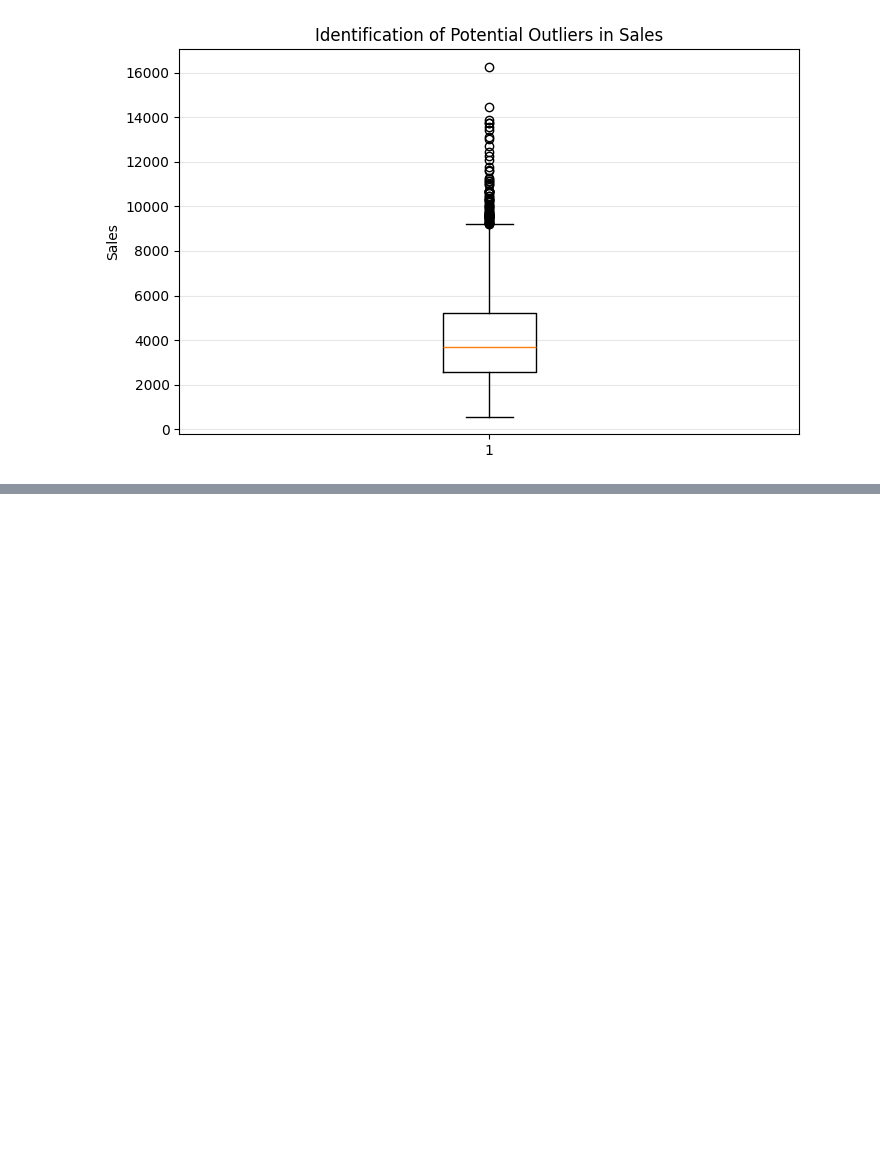
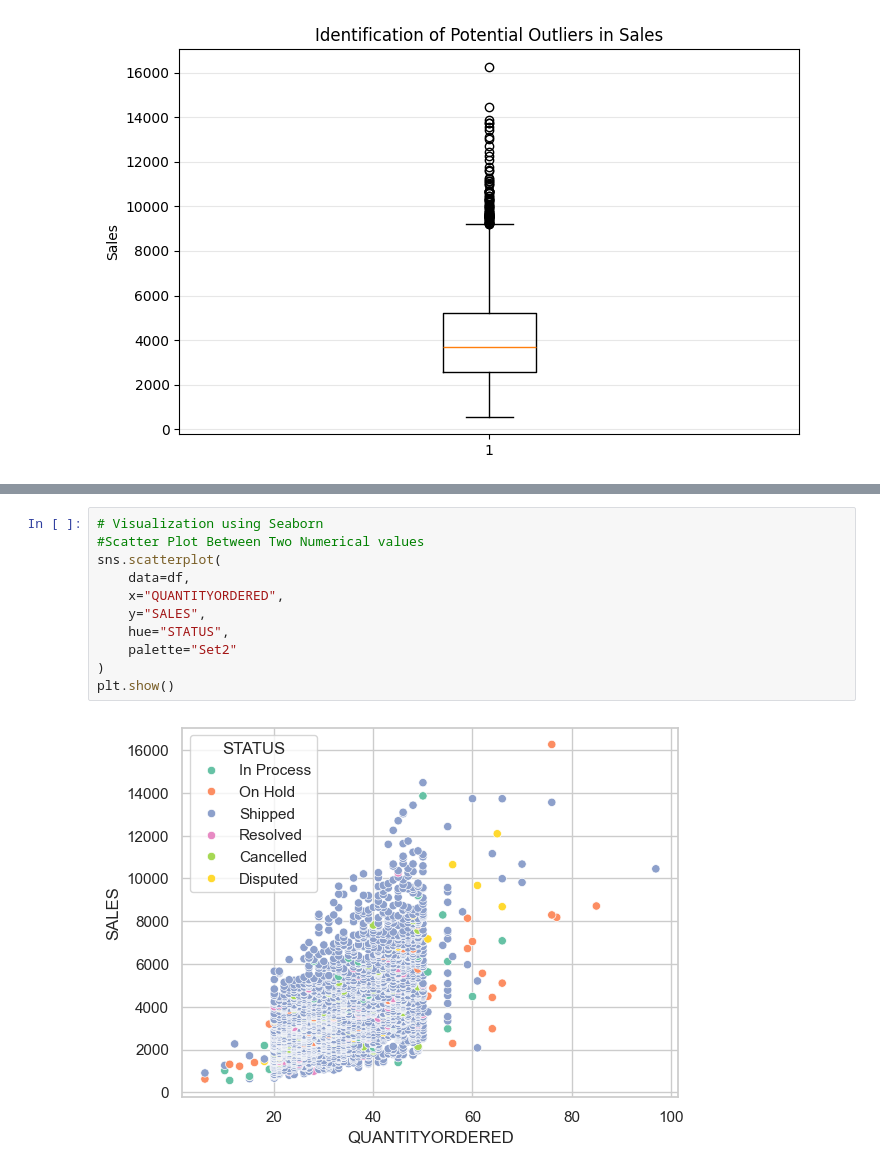
Before and after one commit to Gunjan934/sales-data-analysis, a Jupyter notebook: notebook/Matplotlib_sales_Analysis.ipynb, the cells around one changed output, grey strips where cells are left out. Cells and saved outputs as stored; diff of their text form; blank space fills up the shorter version.

```diff
--- a/notebook/Matplotlib_sales_Analysis.ipynb
+++ b/notebook/Matplotlib_sales_Analysis.ipynb
@@ -254,0 +280,13 @@ plt.show()
+# %%
+# Visualization using Seaborn
+#Scatter Plot Between Two Numerical values
+sns.scatterplot(
+    data=df,
+    x="QUANTITYORDERED",
+    y="SALES",
+    hue="STATUS",
+    palette="Set2"
+)
+plt.show()
+# %% [output]
+[figure, added]
```
Also changed, not shown: parts of 20 cells of this notebook, 1 other file.
